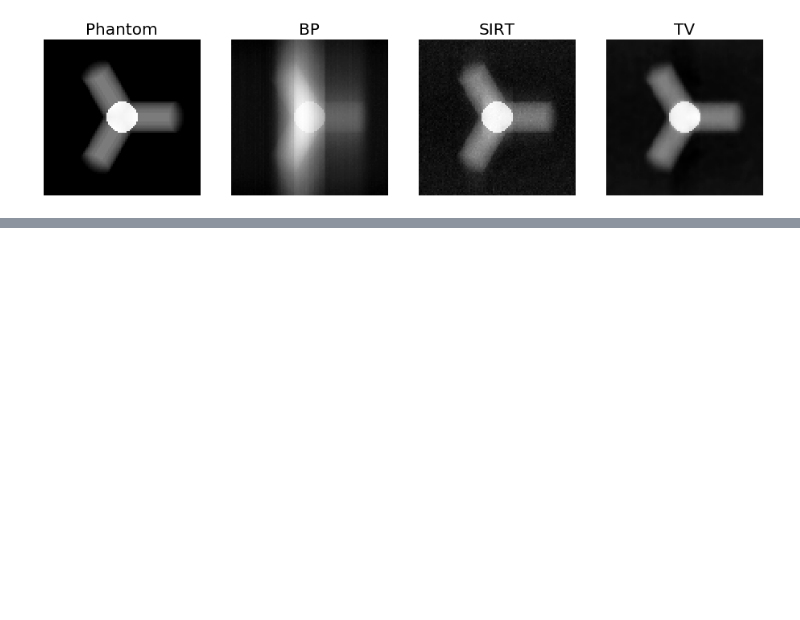
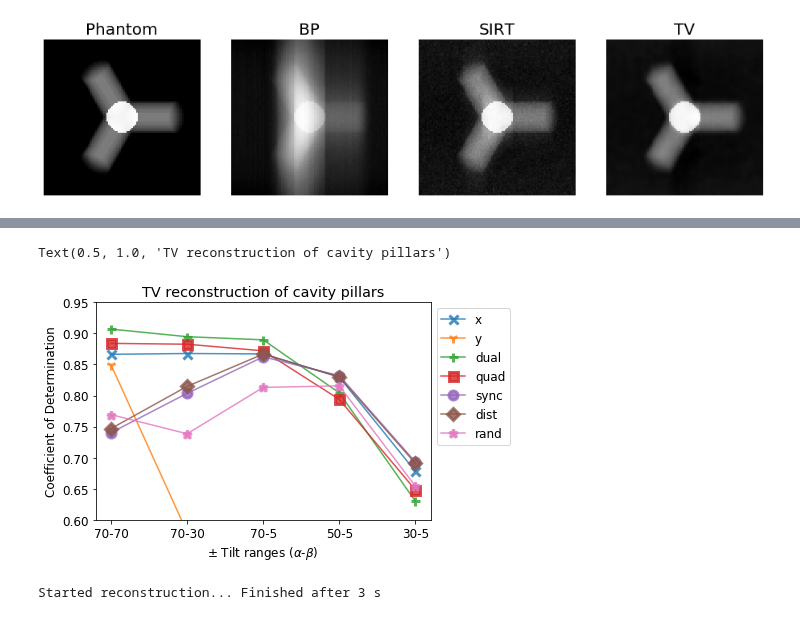
Before and after one commit to grlewis333/phd-work, a Jupyter notebook: multi-axis-tomo/scalar-rot-proj.ipynb, the cells around one changed output, grey strips where cells are left out. Drawn from its saved outputs; the diff is of its cells as text; code cells hidden in the pictures; blank space fills up the shorter version.

```diff
--- a/multi-axis-tomo/scalar-rot-proj.ipynb
+++ b/multi-axis-tomo/scalar-rot-proj.ipynb
@@ -464,22 +461,25 @@ plt.tight_layout()
 [figure]
 # %%
 # plot collection schemes
+%matplotlib qt
 fig = plt.figure(figsize=(6,6))
 ax1 = fig.gca(projection='3d')
 
 
-angles = multi_axis.generate_angles(mode='dual',x_tilt=(-70,70,25),y_tilt=(-70,70,25),rand=(70,70,50))
+angles = multi_axis.generate_angles(mode='dual',x_tilt=(-90,90,25),y_tilt=(-90,90,25),rand=(70,70,50))
 
-for i,a in enumerate(angles):
+bs = []
+for i,a in enumerate(final_angles):
     mrot = multi_axis.rotation_matrix(a[0],a[1],a[2])
     b = np.dot(mrot,[0,0,1])
+    #bs.append(b)
     plt.plot([-b[0],b[0]],[-b[1],b[1]],[-b[2],b[2]],'-',color='k',alpha=.2)
     ax1.scatter([-b[0],b[0]],[-b[1],b[1]],[-b[2],b[2]],c=[-b[2],b[2]],s=20,cmap='coolwarm',alpha=1)
     #ax1.scatter([-b[0],b[0]],[-b[1],b[1]],[-b[2],b[2]],c=i,s=20,cmap='coolwarm',alpha=1)
 
-ax1.set_yticklabels([])
-ax1.set_xticklabels([])
-ax1.set_zticklabels([])
+# ax1.set_yticklabels([])
+# ax1.set_xticklabels([])
+# ax1.set_zticklabels([])
 plt.xlabel('x',fontsize='20')
 plt.ylabel('y',fontsize='20')
 ax1.set_zlabel('z',fontsize='20')
@@ -530,0 +698,28 @@ for ax in [ax1,ax2,ax3,ax4]:
+# %%
+a70b70 = np.load('Parameter tests/pillars_a70_b70_n10_TV1_schemes.npy')
+a70b30 = np.load('Parameter tests/pillars_a70_b30_n10_TV1_schemes.npy')
+a70b5 = np.load('Parameter tests/pillars_a70_b5_n10_TV1_schemes.npy')
+a50b5 = np.load('Parameter tests/pillars_a50_b5_n10_TV1_schemes.npy')
+a30b5 = np.load('Parameter tests/pillars_a30_b5_n10_TV1_schemes.npy')
+CODs = np.concatenate((a70b70[:,0],a70b30[:,0],a70b5[:,0],a50b5[:,0],a30b5[:,0]))
+
+schemes = ['x','y','dual','quad','sync','dist','rand']
+markers = ['x','1','+','s','o','D','*']
+for i in range(7):
+    y = CODs[i::7]
+    plt.plot(np.array(y),marker=markers[i],label=schemes[i],markersize=9,alpha=.8,markeredgewidth=3)
+
+
+plt.legend(bbox_to_anchor=(1,1))
+ax = plt.gca()
+ax.set_xticks([0,1,2,3,4])
+ax.set_xticklabels(['70-70','70-30','70-5','50-5','30-5'])
+plt.xlabel(r'$\pm$ Tilt ranges ($\alpha$-$\beta$)')
+plt.ylabel('Coefficient of Determination')
+
+plt.rcParams.update({'font.size': 12})
+plt.ylim([.6,.95])
+plt.title('TV reconstruction of cavity pillars')
+# %% [output]
+Text(0.5, 1.0, 'TV reconstruction of cavity pillars')
+[figure, added]
@@ -530,0 +734,4 @@ for ax in [ax1,ax2,ax3,ax4]:
+# %%
+r = full_tomo(P,Pn,scheme='dist')
+# %% [output]
+Started reconstruction... Finished after 3 s
```
Also changed, not shown: parts of 24 cells of this notebook, 6 other files.
